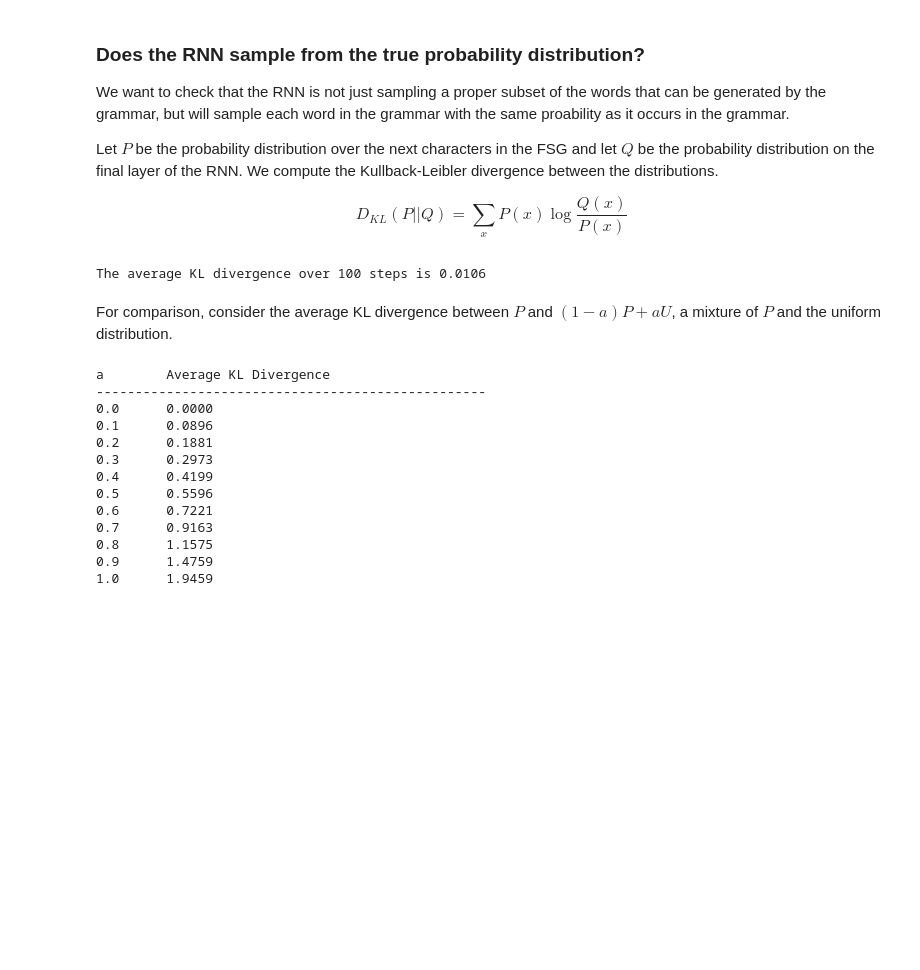
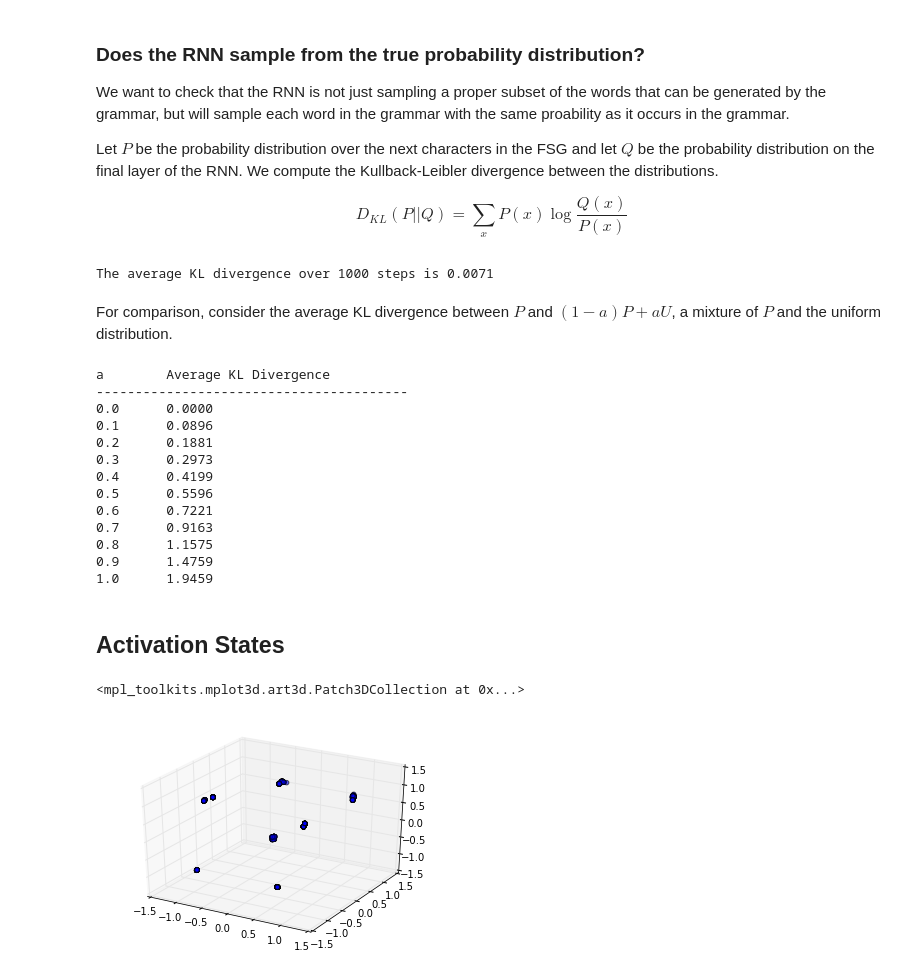
Before and after one commit to slibkind/machines-and-computation, a Jupyter notebook: Finite State Grammar Reconstruction.ipynb, the cells around one changed output. Drawn from its saved outputs; the diff is of its cells as text; code cells hidden in the pictures; blank space fills up the shorter version.

Commit message:
changed rnn final layers to get hidden as well

```diff
--- a/Finite State Grammar Reconstruction.ipynb
+++ b/Finite State Grammar Reconstruction.ipynb
@@ -237,14 +237,15 @@ class RNN:
 
         return [self.ix_to_char[ix] for ix in ixes]
 
-    def get_final_layers(self, word):
+    def get_layers(self, word):
         """
-        Returnst the probability distribution on the final layer after each step of the RNN
+        Returns the probability distribution on the final layer after each step of the RNN
         """
         word = [self.training_chars[-1]] + word
         inputs = [self.char_to_ix[ch] for ch in word]
         xs, hs, ys, ps = {}, {}, {}, {}
         pdists = []
+        hiddens = []
         hs[-1] = np.copy(self.last_h)
         loss = 0
         # forward pass
@@ -254,6 +255,9 @@ class RNN:
             hs[t] = np.tanh(np.dot(self.Wxh, xs[t]) + np.dot(self.Whh, hs[t-1]) + self.bh) # hidden state
             ys[t] = np.dot(self.Why, hs[t]) + self.by # unnormalized log probabilities for next chars
             ps[t] = np.exp(ys[t]) / np.sum(np.exp(ys[t])) # probabilities for next chars
+
+            hiddens.append(hs[t])
+
             pdist = {}
             for ch in self.char_to_ix:
                 ix = self.char_to_ix[ch]
@@ -261,5 +265,5 @@ class RNN:
 
             pdists.append(pdist)
 
-        return pdists
+        return hiddens, pdists
 # %% [markdown]
@@ -280,7 +284,7 @@ reber76 = {
     -1: {(0, "E"): 1},
 }
 
-#fsg = FSG(reber76, 0)
-#training_data = fsg.generate(200000, reset_curr = True)
+fsg = FSG(reber76, 0)
+training_data = fsg.generate(400000, reset_curr = True)
 rnn = RNN(training_data, 3)
 # %% [output]
@@ -311,9 +315,9 @@ Let $P$ be the probability distribution over the next characters in the FSG and
 $$D_{KL}(P || Q) = \sum_x P(x)\log\frac{Q(x)}{P(x)}$$
 # %%
 kl = lambda p, q: - sum([p[x]* np.log(q[x]/p[x]) for x in p if p[x] > 0])
-steps = 100
+steps = 1000
 word, pdists = fsg.generate_with_probdists(steps-1, reset_curr = False)
-qdists = rnn.get_final_layers(word)
+hiddens, qdists = rnn.get_layers(word)
 divs = []
 
 for i in range(len(pdists)):
@@ -324,7 +328,7 @@ for i in range(len(pdists)):
 
 print "The average KL divergence over %d steps is %.4f" %(steps, np.average(divs))
 # %% [output]
-The average KL divergence over 100 steps is 0.0106
+The average KL divergence over 1000 steps is 0.0071
 # %% [markdown]
 For comparison, consider the average KL divergence between $P$ and $(1-a)P + a U$, a mixture of $P$ and the uniform distribution.
 # %%
@@ -332,7 +336,7 @@ flat = {ch: 1.0/rnn.vocab_size for ch in rnn.char_to_ix.keys()}
 inc = .1
 a = 0
 print "a \t Average KL Divergence"
-print "-"*50
+print "-"*40
 while a <= 1:
     for i in range(len(pdists)):
         p = pdists[i]
@@ -344,7 +348,7 @@ while a <= 1:
     a += inc
 # %% [output]
 a        Average KL Divergence
---------------------------------------------------
+----------------------------------------
 0.0      0.0000
 0.1      0.0896
 0.2      0.1881
@@ -356,3 +360,17 @@ a        Average KL Divergence
 0.8      1.1575
 0.9      1.4759
 1.0      1.9459
+# %% [markdown]
+## Activation States
+# %%
+%matplotlib inline
+fig = plt.figure()
+ax = fig.add_subplot(111, projection='3d')
+acts = np.array(hiddens).reshape(len(hiddens), rnn.hidden_size)
+xs = acts.T[0]
+ys = acts.T[1]
+zs = acts.T[2]
+ax.scatter(xs, ys, zs)
+# %% [output]
+<mpl_toolkits.mplot3d.art3d.Patch3DCollection at 0x...>
+[figure, added]
```
Also changed, not shown: parts of 7 cells of this notebook.
